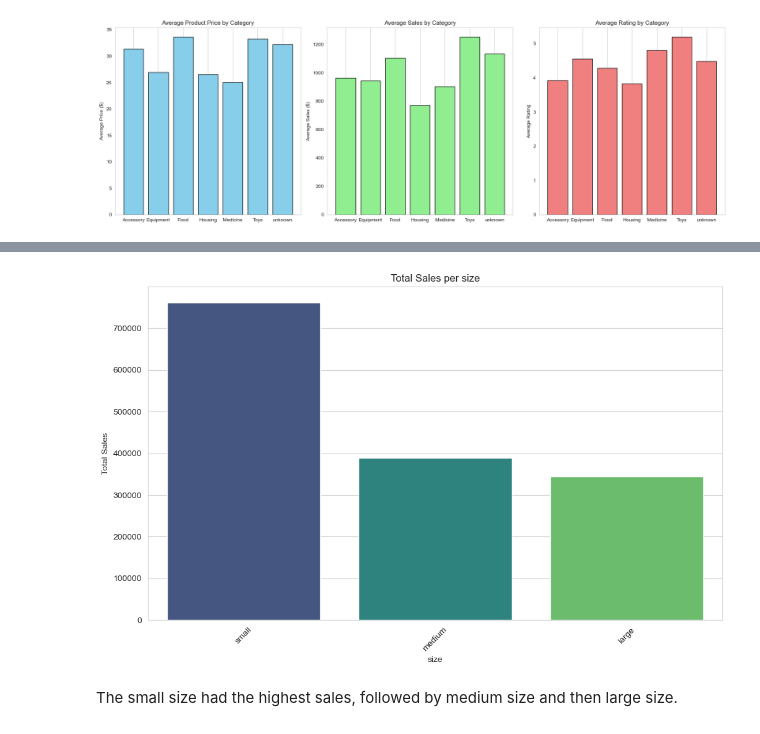
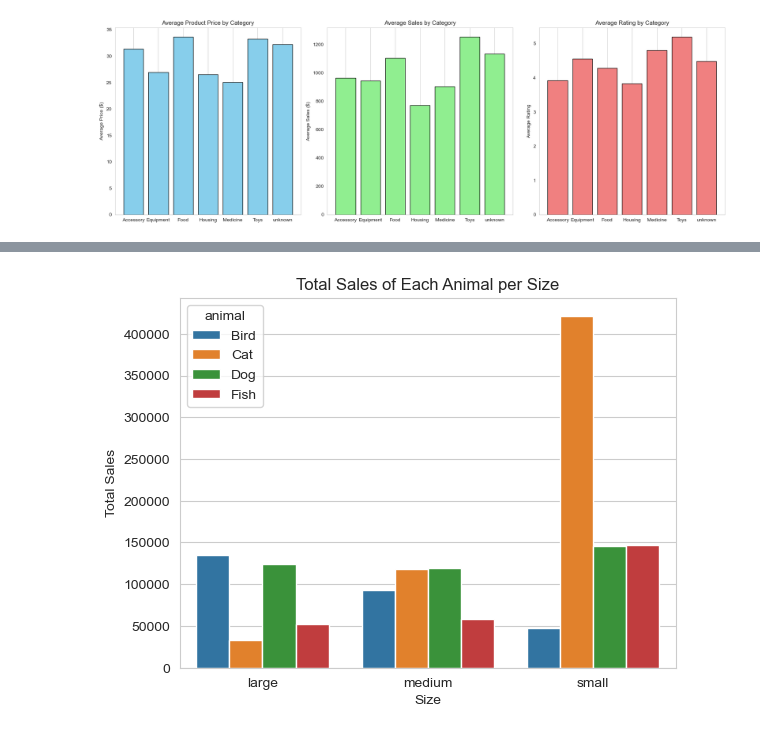
Before and after one commit to LoveRedemption/Pet_supply_analysis, a Jupyter notebook: Pet_Box.ipynb, the cells around one changed output, grey strips where cells are left out. Saved outputs shown, nothing was run; the diff lists cells and outputs as text; code cells hidden in the pictures.

```diff
--- a/Pet_Box.ipynb
+++ b/Pet_Box.ipynb
@@ -199,8 +143,8 @@ df[df['rating'] == 0].head()
 | 73 | 74 | Food | Bird | large | 28.06 | 1864.01 | 0.0 | 0 |
 # %%
 # Round sales and prices to 2 decimal places
-df['sales'] = df['sales'].apply(lambda x: round(x, 2) if isinstance(x, float) and x.as_integer_ratio()[1] != 1 else x)
-df['price'] = df['price'].apply(lambda x: round(x, 2) if isinstance(x, float) and x.as_integer_ratio()[1] != 1 else x)
+df['sales'] = df['sales'].apply(lambda x: round(x, 2))
+df['price'] = df['price'].apply(lambda x: round(x, 2))
 # %%
 df.info()
 # %% [output]
@@ -469,16 +550,14 @@ plt.show()
 # %%
-# Calculate total sales per size
-sales_per_category = df.groupby('size')['sales'].sum().sort_values(ascending=False)
+# Group the data by animal and size, and calculate the total sales for each group
+sales_by_animal_and_size = df.groupby(['animal', 'size'])['sales'].sum().reset_index()
 
-# Plot total sales per category
-plt.figure(figsize=(12, 7))
-sns.barplot(x=sales_per_category.index, y=sales_per_category.values, palette='viridis')
-plt.title('Total Sales per size')
+# Plot a bar chart to visualize the total sales of each animal per size
+sns.barplot(data=sales_by_animal_and_size, x='size', y='sales', hue='animal')
+
+plt.title('Total Sales of Each Animal per Size')
+plt.xlabel('Size')
 plt.ylabel('Total Sales')
-plt.xlabel('size')
-plt.xticks(rotation=45)
+
 plt.show()
 # %% [output]
-[figure, old version]
+[figure, new version]
-# %% [markdown]
-The small size had the highest sales, followed by medium size and then large size.
```
Also changed, not shown: parts of 43 cells of this notebook, 1 other file.
